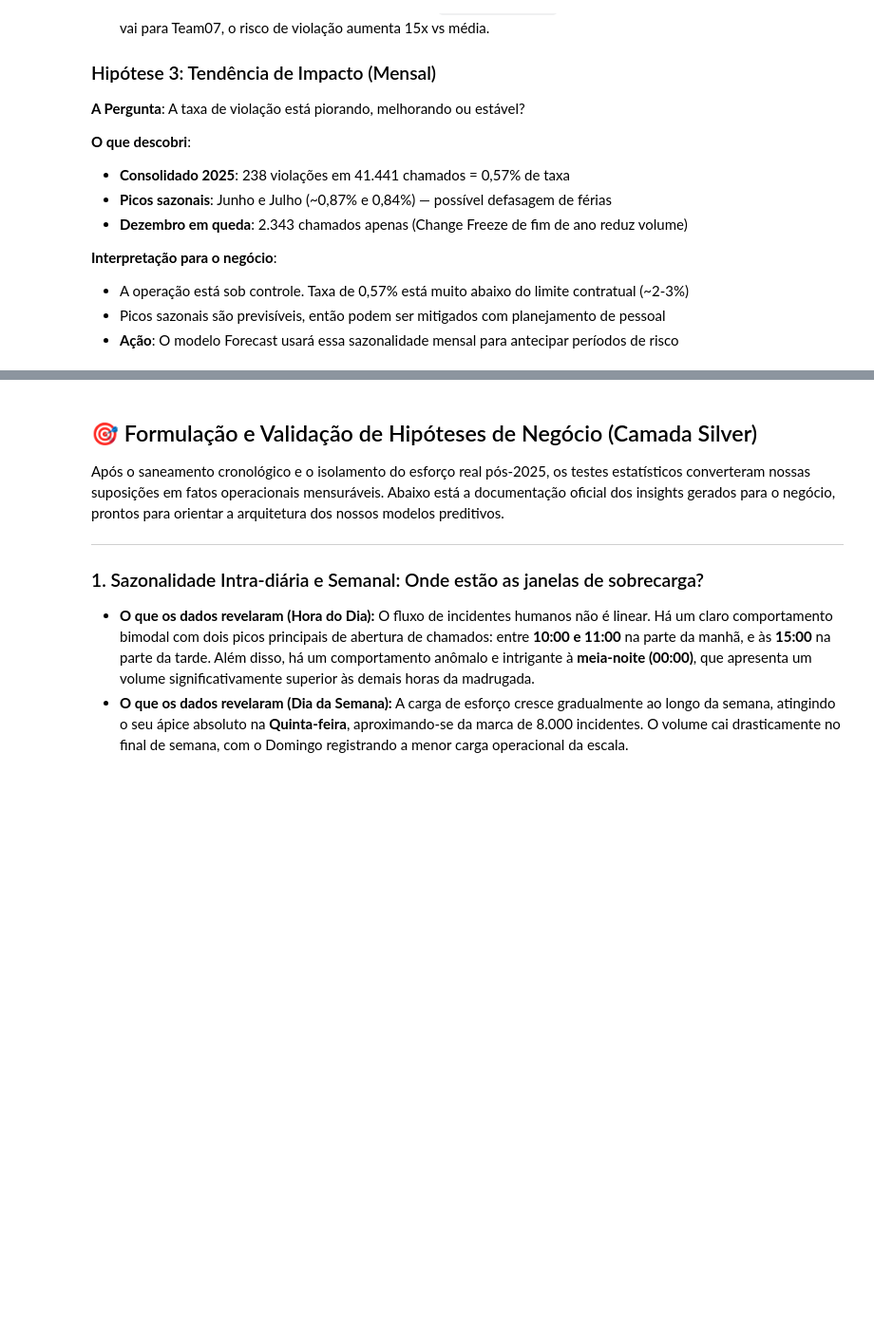
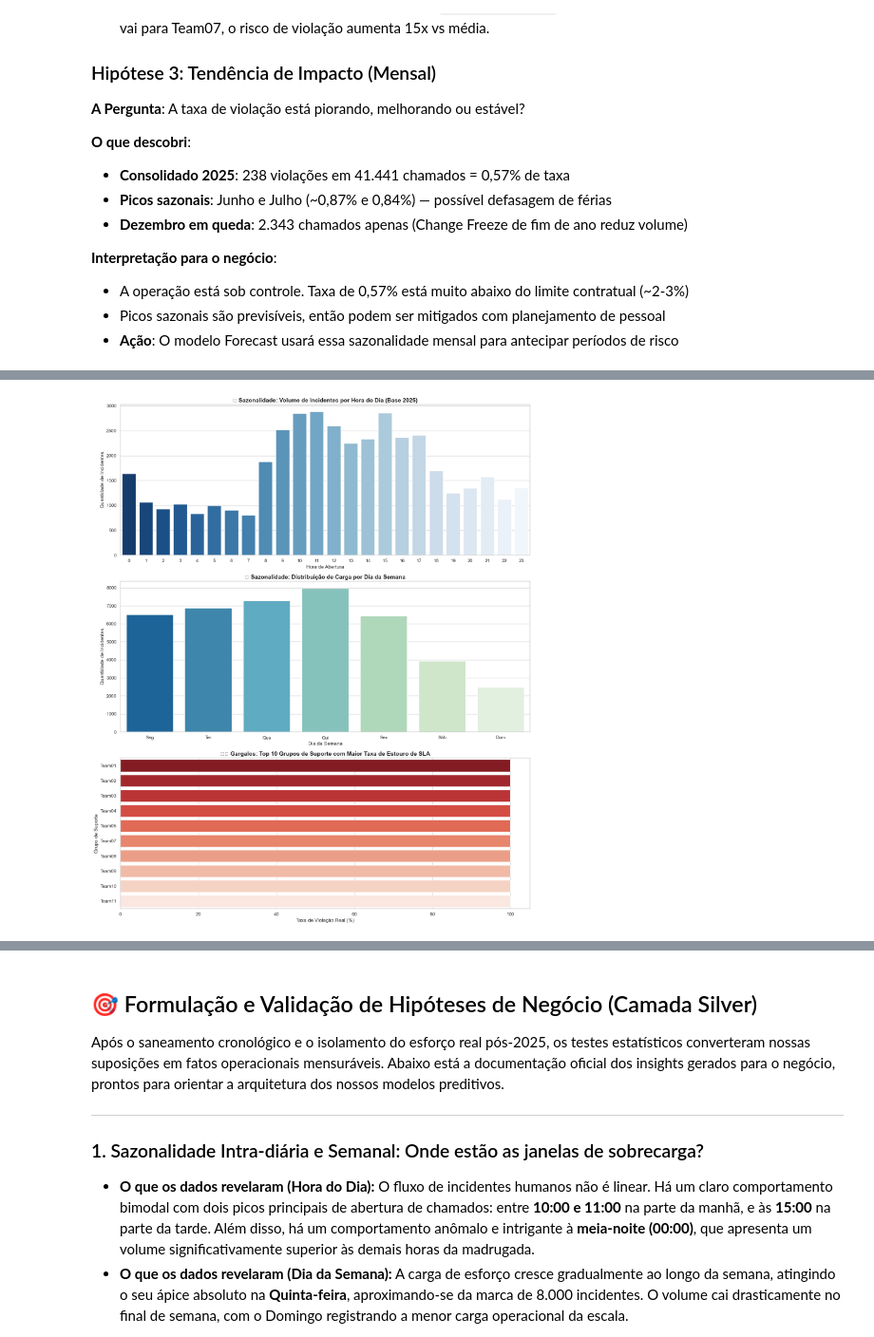
Before and after one commit to LucasBitte/aiops-locaweb-predictive-analytics, a Jupyter notebook: notebooks/02_exploratory_data_analysis_silver.ipynb, the cells around one changed output, grey strips where cells are left out. Shown at 95% size. Drawn from its saved outputs; the diff is of its cells as text; code cells hidden in the pictures; blank space fills up the shorter version.

```diff
--- a/notebooks/02_exploratory_data_analysis_silver.ipynb
+++ b/notebooks/02_exploratory_data_analysis_silver.ipynb
@@ -437,11 +493,10 @@ Essa descoberta me dá **segurança total** para usar `KPI_Violado?` como target
 
 **Decisão**: Normalizarei o campo para `KPI_Status_Int` (SIM→1, NÃO→0, nulo→-1) e o utilizarei como a variável alvo no Modelo 2 (Risco de Violação).
 # %%
-
-# A. Normalizando KPI_Violado? (SIM/NAO para 1/0)
+# A. Normalizando KPI_Violado (Removida a interrogação do nome da coluna)
 # Usamos o .map para garantir que SIM vira 1 e NAO vira 0. O resto vira -1 (nulo)
 map_kpi = {'SIM': 1, 'NAO': 0}
-df['KPI_Status_Int'] = df['KPI_Violado?'].map(map_kpi).fillna(-1).astype(int)
+df['KPI_Status_Int'] = df['KPI_Violado'].map(map_kpi).fillna(-1).astype(int)
 
 # B. Extraindo o Número da Prioridade
 # '1 - Crítica' vira 1.0. Isso facilita cálculos matemáticos.
@@ -451,8 +506,9 @@ df['Prioridade_Num'] = df['Prioridade'].str.extract(r'(\d)').astype(float)
 # Se tem algo escrito, é 1 (Tem pai), se é <NA>, é 0 (Independente)
 df['Possui_Pai'] = df['Incidente_Pai'].notna().astype(int)
 
-# D. Criando a métrica de Duração em Horas
-df['Duracao_Horas'] = df['Duração'] / 3600
+# D. Criando a métrica de Duração em Horas (Corrigido para 'Duracao')
+# Nota: Certifique-se de que a coluna 'Duracao' esteja em formato numérico (segundos)
+df['Duracao_Horas'] = df['Duracao'] / 3600
 
 print("✅ Normalização concluída!")
 print(f"Valores de KPI mapeados: {df['KPI_Status_Int'].unique()}")
@@ -656,74 +964,78 @@ Com a base saneada, estava pronto para validar as perguntas estratégicas que fo
 - Picos sazonais são previsíveis, então podem ser mitigados com planejamento de pessoal
 - **Ação**: O modelo Forecast usará essa sazonalidade mensal para antecipar períodos de risco
 # %%
-print("⏳ Filtrando a base Silver definitiva (Pós-2025 + Esforço Real)...")
-# Aplicando os cortes consolidados na nossa análise gráfica anterior
+print("⏳ Tratando colunas e gerando a base Silver definitiva...")
 df_silver = df[(df['Aberto'] >= '2025-01-01') & (df['Exige_Intervencao'] == True)].copy()
 
-# Garantindo a existência do Target Consolidado
-if 'Target_Risco_SLA' not in df_silver.columns:
-    df_silver['Target_Risco_SLA'] = np.where(df_silver['KPI_Status_Int'] == 1, 1, 0)
+# Forçamos o KPI_Violado para maiúsculo para evitar problemas de "Sim" vs "SIM"
+df_silver['KPI_Violado_Clean'] = df_silver['KPI_Violado'].astype(str).str.upper().str.strip()
+map_kpi = {'SIM': 1, 'NAO': 0, 'TRUE': 1, 'FALSE': 0}
+df_silver['KPI_Status_Int'] = df_silver['KPI_Violado_Clean'].map(map_kpi).fillna(0).astype(int)
 
-# ==============================================================================
-# ENGENHARIA TEMPORAL PARA AS HIPÓTESES
-# ==============================================================================
+# Criando o Target de Risco real
+df_silver['Target_Risco_SLA'] = df_silver['KPI_Status_Int']
+
+# Engenharia Temporal
 df_silver['Hora_Abertura'] = df_silver['Aberto'].dt.hour
 df_silver['Dia_Semana_Num'] = df_silver['Aberto'].dt.dayofweek
-df_silver['Ano_Mes'] = df_silver['Aberto'].dt.strftime('%Y-%m') # Formato string seguro para Parquet
+df_silver['Ano_Mes'] = df_silver['Aberto'].dt.strftime('%Y-%m')
 
 dias_map = {0: 'Seg', 1: 'Ter', 2: 'Qua', 3: 'Qui', 4: 'Sex', 5: 'Sáb', 6: 'Dom'}
 df_silver['Dia_Semana_Nome'] = df_silver['Dia_Semana_Num'].map(dias_map)
 
 # ==============================================================================
-# PLOTS DAS HIPÓTESES DE NEGÓCIO
+# PLOTS REESTRUTURADOS (Sem sobreposição e com dados corrigidos)
 # ==============================================================================
 sns.set_theme(style="whitegrid")
-plt.figure(figsize=(20, 14))
+fig, axes = plt.subplots(3, 1, figsize=(15, 18)) # 3 linhas de gráficos verticais
 
-# [Hipótese 1] Sazonalidade por Hora do Dia
-plt.subplot(2, 2, 1)
-sns.countplot(x='Hora_Abertura', data=df_silver, palette='Blues_r')
-plt.title('📊 Sazonalidade: Volume de Incidentes por Hora do Dia (Base 2025)', fontsize=12, fontweight='bold')
-plt.xlabel('Hora de Abertura')
-plt.ylabel('Quantidade de Incidentes')
+# [Hipótese 1A] Sazonalidade por Hora do Dia
+sns.countplot(ax=axes[0], x='Hora_Abertura', data=df_silver, palette='Blues_r')
+axes[0].set_title('📊 Sazonalidade: Volume de Incidentes por Hora do Dia (Base 2025)', fontsize=14, fontweight='bold')
+axes[0].set_xlabel('Hora de Abertura')
+axes[0].set_ylabel('Quantidade de Incidentes')
 
-# [Hipótese 1] Sazonalidade por Dia da Semana
-plt.subplot(2, 2, 2)
+# [Hipótese 1B] Sazonalidade por Dia da Semana
 order_dias = ['Seg', 'Ter', 'Qua', 'Qui', 'Sex', 'Sáb', 'Dom']
-sns.countplot(x='Dia_Semana_Nome', data=df_silver, order=order_dias, palette='GnBu_r')
-plt.title('📅 Sazonalidade: Distribuição de Carga por Dia da Semana', fontsize=12, fontweight='bold')
-plt.xlabel('Dia da Semana')
-plt.ylabel('')
+sns.countplot(ax=axes[1], x='Dia_Semana_Nome', data=df_silver, order=order_dias, palette='GnBu_r')
+axes[1].set_title('📅 Sazonalidade: Distribuição de Carga por Dia da Semana', fontsize=14, fontweight='bold')
+axes[1].set_xlabel('Dia da Semana')
+axes[1].set_ylabel('Quantidade de Incidentes')
 
-# [Hipótese 2] Gargalos por Grupo de Suporte (Taxa de Estouro de SLA)
-plt.subplot(2, 1, 2)
+# [Hipótese 2] Gargalos por Grupo de Suporte
 grupo_col = 'Grupo_designado' if 'Grupo_designado' in df_silver.columns else 'Grupo'
 df_silver[grupo_col] = df_silver[grupo_col].fillna('Não Classificado')
 
 analise_grupos = df_silver.groupby(grupo_col).agg(
-    Total_Chamados=('Duração', 'count'),
+    Total_Chamados=('Duracao', 'count'),
     Violacoes=('Target_Risco_SLA', 'sum')
 ).reset_index()
 
 analise_grupos['Taxa_Violacao_%'] = (analise_grupos['Violacoes'] / analise_grupos['Total_Chamados']) * 100
-# Filtrando apenas grupos com volume expressivo (>50 chamados) para robustez estatística
+# Filtrando apenas grupos com volume expressivo (>50 chamados) para segurança estatística
 gargalos_top10 = analise_grupos[analise_grupos['Total_Chamados'] > 50].sort_values(by='Taxa_Violacao_%', ascending=False).head(10)
 
-sns.barplot(x='Taxa_Violacao_%', y=grupo_col, data=gargalos_top10, palette='Reds_r')
-plt.title('⚠️ Gargalos: Top 10 Grupos de Suporte com Maior Taxa de Estouro de SLA', fontsize=12, fontweight='bold')
-plt.xlabel('Taxa de Violação Real (%)')
-plt.ylabel('Grupo de Suporte')
+if len(gargalos_top10) > 0 and gargalos_top10['Taxa_Violacao_%'].sum() > 0:
+    sns.barplot(ax=axes[2], x='Taxa_Violacao_%', y=grupo_col, data=gargalos_top10, palette='Reds_r')
+    axes[2].set_title('⚠️ Gargalos: Top 10 Grupos de Suporte com Maior Taxa de Estouro de SLA', fontsize=14, fontweight='bold')
+    axes[2].set_xlabel('Taxa de Violação Real (%)')
+    axes[2].set_ylabel('Grupo de Suporte')
+else:
+    axes[2].text(0.5, 0.5, 'Aviso: Nenhuma violação de SLA (Taxa 0%) calculada com os critérios atuais.',
+                 ha='center', va='center', fontsize=12, color='red')
+    axes[2].set_title('⚠️ Gargalos: Análise de SLA (Sem dados de violação)', fontsize=14, fontweight='bold')
 
 plt.tight_layout()
 plt.show()
 
-# [Hipótese 3] Tendência Mensal e Projeção de Risco
+# [Hipótese 3] Tendência Mensal
 print("\n📈 Hipótese de Impacto: Evolução Mensal da Taxa de Violação:")
 print("-" * 65)
 tendencia_mensal = df_silver.groupby('Ano_Mes').agg(
-    Total_Incidentes=('Duração', 'count'),
+    Total_Incidentes=('Duracao', 'count'),
     Violados=('Target_Risco_SLA', 'sum')
 )
 tendencia_mensal['Taxa_Violacao_%'] = (tendencia_mensal['Violados'] / tendencia_mensal['Total_Incidentes']) * 100
 print(tendencia_mensal)
 print("-" * 65)
+# %% [output]
@@ -729,0 +1054 @@ print("-" * 65)
+[figure, added]
```
Also changed, not shown: parts of 17 cells of this notebook, 14 other files.
